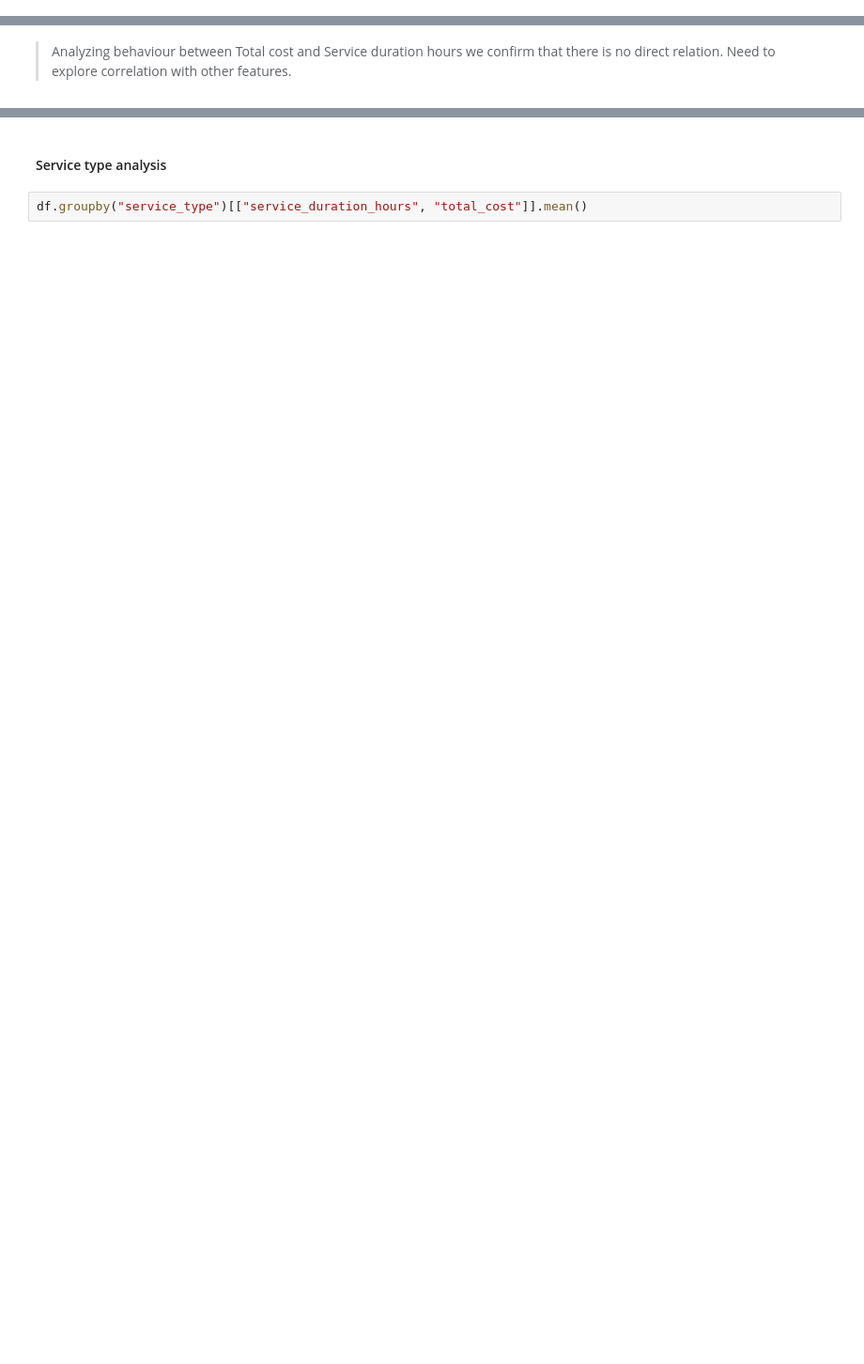
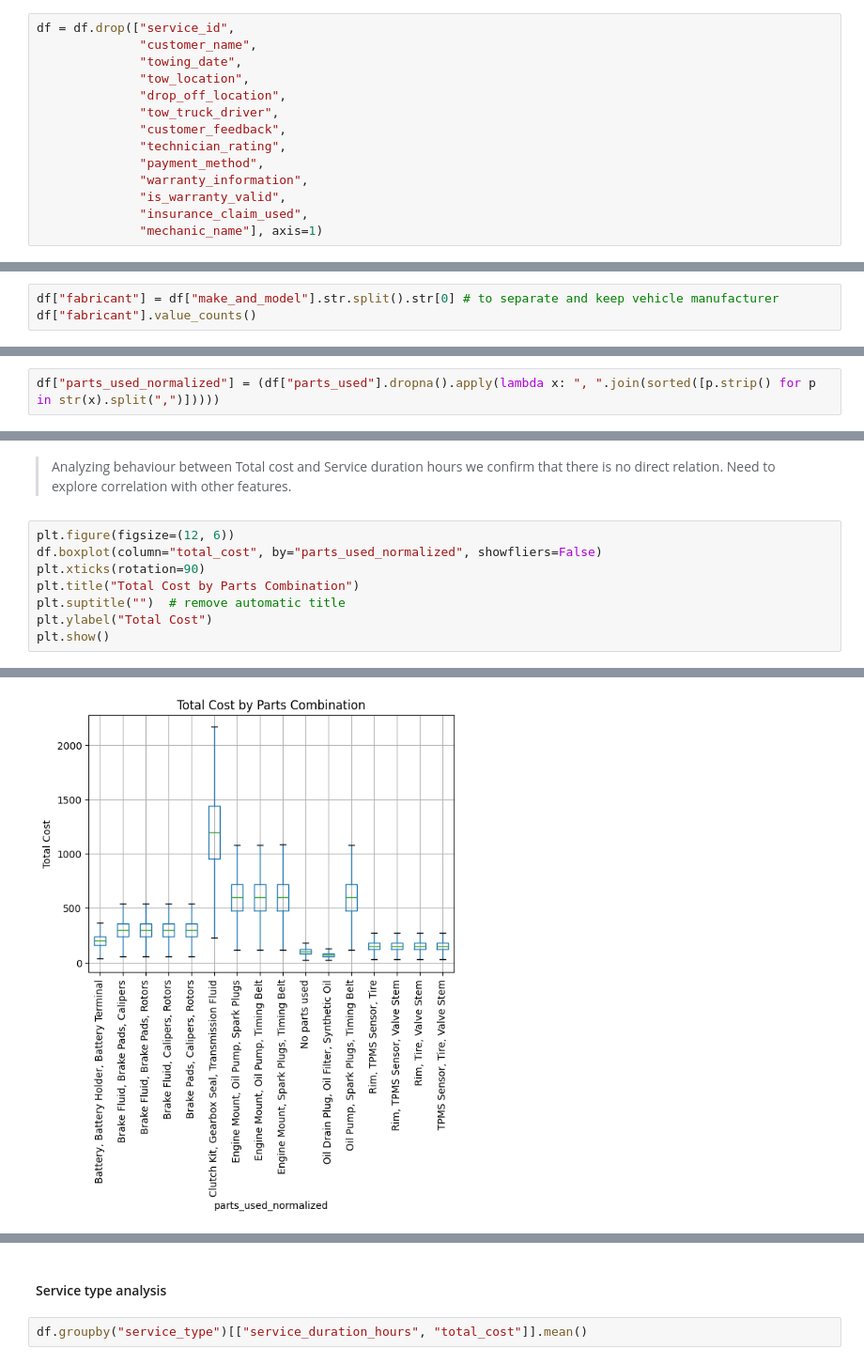
Before and after one commit to 4GeeksAcademy/sp-ml-17-final-project-g5, a Jupyter notebook: notebooks/eda.ipynb, the cells around one changed output, grey strips where cells are left out. Shown: that part at 94% size. Saved outputs shown, nothing was run; the diff lists cells and outputs as text; blank space fills up the shorter version.

```diff
--- a/notebooks/eda.ipynb
+++ b/notebooks/eda.ipynb
@@ -177,0 +138,14 @@ counts
+# %%
+df = df.drop(["service_id",
+              "customer_name",
+              "towing_date",
+              "tow_location",
+              "drop_off_location",
+              "tow_truck_driver",
+              "customer_feedback",
+              "technician_rating",
+              "payment_method",
+              "warranty_information",
+              "is_warranty_valid",
+              "insurance_claim_used",
+              "mechanic_name"], axis=1)
@@ -202,3 +185,6 @@ Yamaha Civic              8168
 Toyota Civic              8161
 Chevrolet Corolla         8153
 Name: count, Length: 176, dtype: int64
+# %%
+df["fabricant"] = df["make_and_model"].str.split().str[0] # to separate and keep vehicle manufacturer
+df["fabricant"].value_counts()
@@ -253,0 +231,2 @@ df['parts_used'].unique().tolist()
+# %%
+df["parts_used_normalized"] = (df["parts_used"].dropna().apply(lambda x: ", ".join(sorted([p.strip() for p in str(x).split(",")]))))
@@ -339,2 +344,11 @@ plt.show()
 # %% [markdown]
 > Analyzing behaviour between Total cost and Service duration hours we confirm that there is no direct relation. Need to explore correlation with other features.
+# %%
+plt.figure(figsize=(12, 6))
+df.boxplot(column="total_cost", by="parts_used_normalized", showfliers=False)
+plt.xticks(rotation=90)
+plt.title("Total Cost by Parts Combination")
+plt.suptitle("")  # remove automatic title
+plt.ylabel("Total Cost")
+plt.show()
+# %% [output]
@@ -340,0 +356 @@ plt.show()
+[figure, added]
```
Also changed, not shown: parts of 30 cells of this notebook.
